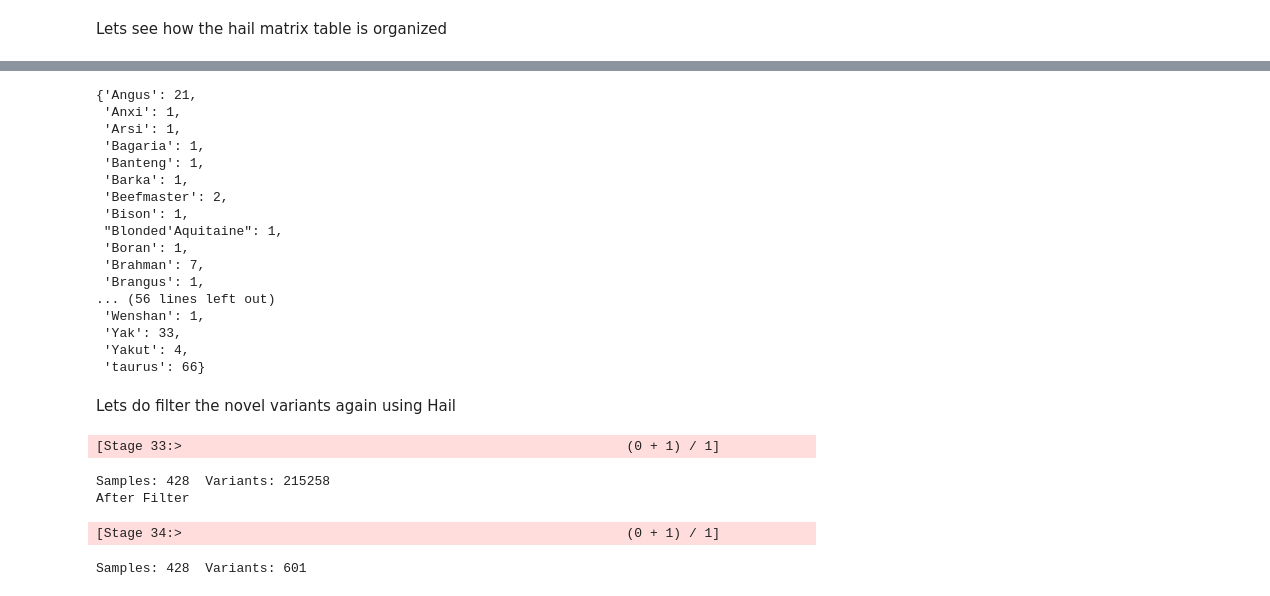
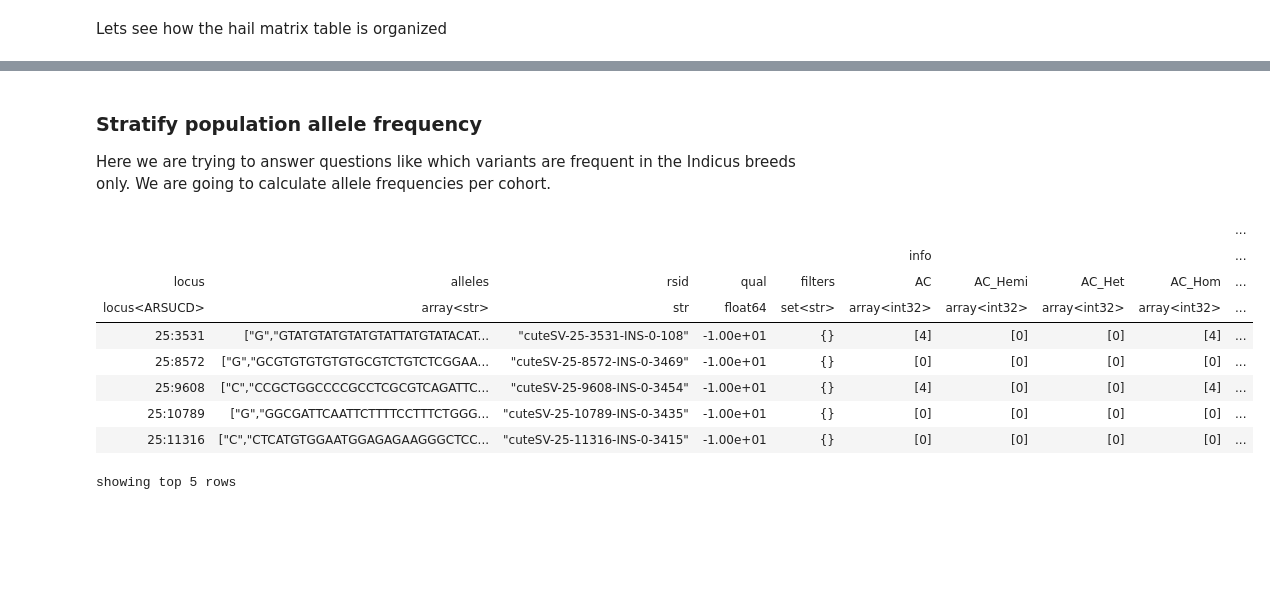
Before and after one commit to dib-lab/workshop_12Jan_2023, a Jupyter notebook: SV_calling_LR/DownstreamAnalysis.ipynb, the cells around one changed output, grey strips where cells are left out. Saved outputs shown, nothing was run; the diff lists cells and outputs as text; code cells hidden in the pictures; blank space fills up the shorter version.

```diff
--- a/SV_calling_LR/DownstreamAnalysis.ipynb
+++ b/SV_calling_LR/DownstreamAnalysis.ipynb
@@ -229,33 +182,25 @@ mt.aggregate_cols(hl.agg.counter(mt.breed.Cohort))
-# %%
-pprint(mt.aggregate_cols(hl.agg.counter(mt.breed.CompositeBreed)))
-# %% [output]
-{'Angus': 21,
- 'Anxi': 1,
- 'Arsi': 1,
- 'Bagaria': 1,
- 'Banteng': 1,
- 'Barka': 1,
- 'Beefmaster': 2,
- 'Bison': 1,
- "Blonded'Aquitaine": 1,
- 'Boran': 1,
- 'Brahman': 7,
- 'Brangus': 1,
-... (56 lines left out)
- 'Wenshan': 1,
- 'Yak': 33,
- 'Yakut': 4,
- 'taurus': 66}
-# %% [markdown]
-Lets do filter the novel variants again using Hail
-# %%
-mt2 = mt.filter_rows(mt.info.AF[0] < 0.001)
-print('Samples: %d  Variants: %d' % (mt.count_cols(), mt.count_rows()))
-print('After Filter')
-print('Samples: %d  Variants: %d' % (mt2.count_cols(), mt2.count_rows()))
-# %% [output]
-[Stage 33:>                                                         (0 + 1) / 1]
-Samples: 428  Variants: 215258
-After Filter
-[Stage 34:>                                                         (0 + 1) / 1]
-Samples: 428  Variants: 601
+# %% [markdown]
+### Stratify population allele frequency
+Here we are trying to answer questions like which variants are frequent in the Indicus breeds only. We are going to calculate allele frequencies per cohort.
+# %%
+mt=mt.annotate_rows(AF_indicus=hl.agg.filter(mt.breed.Cohort =="indicus",
+                                     hl.agg.sum(mt.GT.n_alt_alleles())
+                                     / samplesPercohort["indicus"]*2 ))
+mt=mt.annotate_rows(AF_taurus=hl.agg.filter(mt.breed.Cohort =="taurus",
+                                     hl.agg.sum(mt.GT.n_alt_alleles())
+                                     / samplesPercohort["taurus"]*2 ))
+mt=mt.annotate_rows(AF_bosoutgroup=hl.agg.filter(mt.breed.Cohort =="bosoutgroup",
+                                     hl.agg.sum(mt.GT.n_alt_alleles())
+                                     / samplesPercohort["bosoutgroup"]*2 ))
+mt.rows().show(5)
+# %% [output]
+|  |  |  |  |  |  |  |  |  | ... |
+|  |  |  |  |  | info |  |  |  | ... |
+| locus | alleles | rsid | qual | filters | AC | AC_Hemi | AC_Het | AC_Hom | ... |
+| locus<ARSUCD> | array<str> | str | float64 | set<str> | array<int32> | array<int32> | array<int32> | array<int32> | ... |
+| 25:3531 | ["G","GTATGTATGTATGTATTATGTATACAT... | "cuteSV-25-3531-INS-0-108" | -1.00e+01 | {} | [4] | [0] | [0] | [4] | ... |
+| 25:8572 | ["G","GCGTGTGTGTGTGCGTCTGTCTCGGAA... | "cuteSV-25-8572-INS-0-3469" | -1.00e+01 | {} | [0] | [0] | [0] | [0] | ... |
+| 25:9608 | ["C","CCGCTGGCCCCGCCTCGCGTCAGATTC... | "cuteSV-25-9608-INS-0-3454" | -1.00e+01 | {} | [4] | [0] | [0] | [4] | ... |
+| 25:10789 | ["G","GGCGATTCAATTCTTTTCCTTTCTGGG... | "cuteSV-25-10789-INS-0-3435" | -1.00e+01 | {} | [0] | [0] | [0] | [0] | ... |
+| 25:11316 | ["C","CTCATGTGGAATGGAGAGAAGGGCTCC... | "cuteSV-25-11316-INS-0-3415" | -1.00e+01 | {} | [0] | [0] | [0] | [0] | ... |
+showing top 5 rows
```
Also changed, not shown: parts of 49 cells of this notebook.
